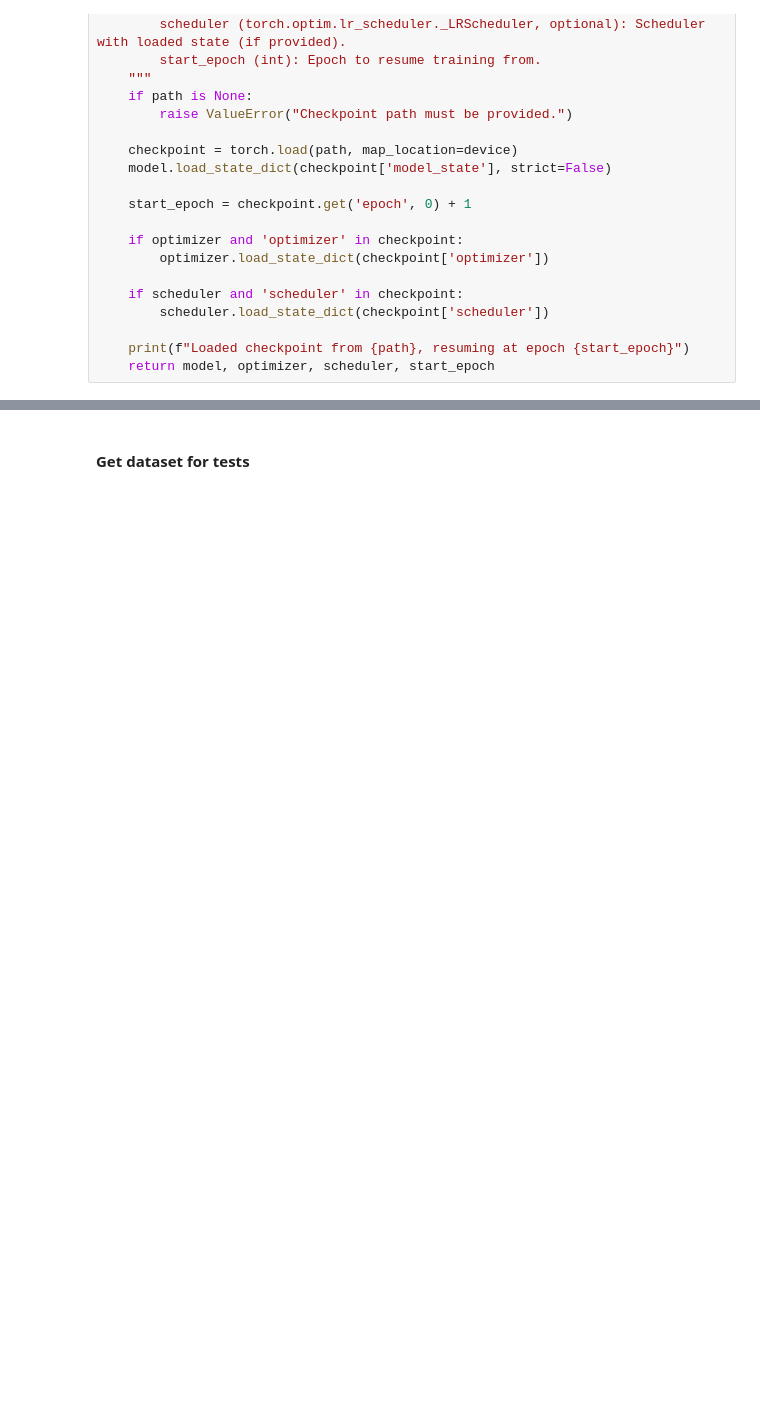
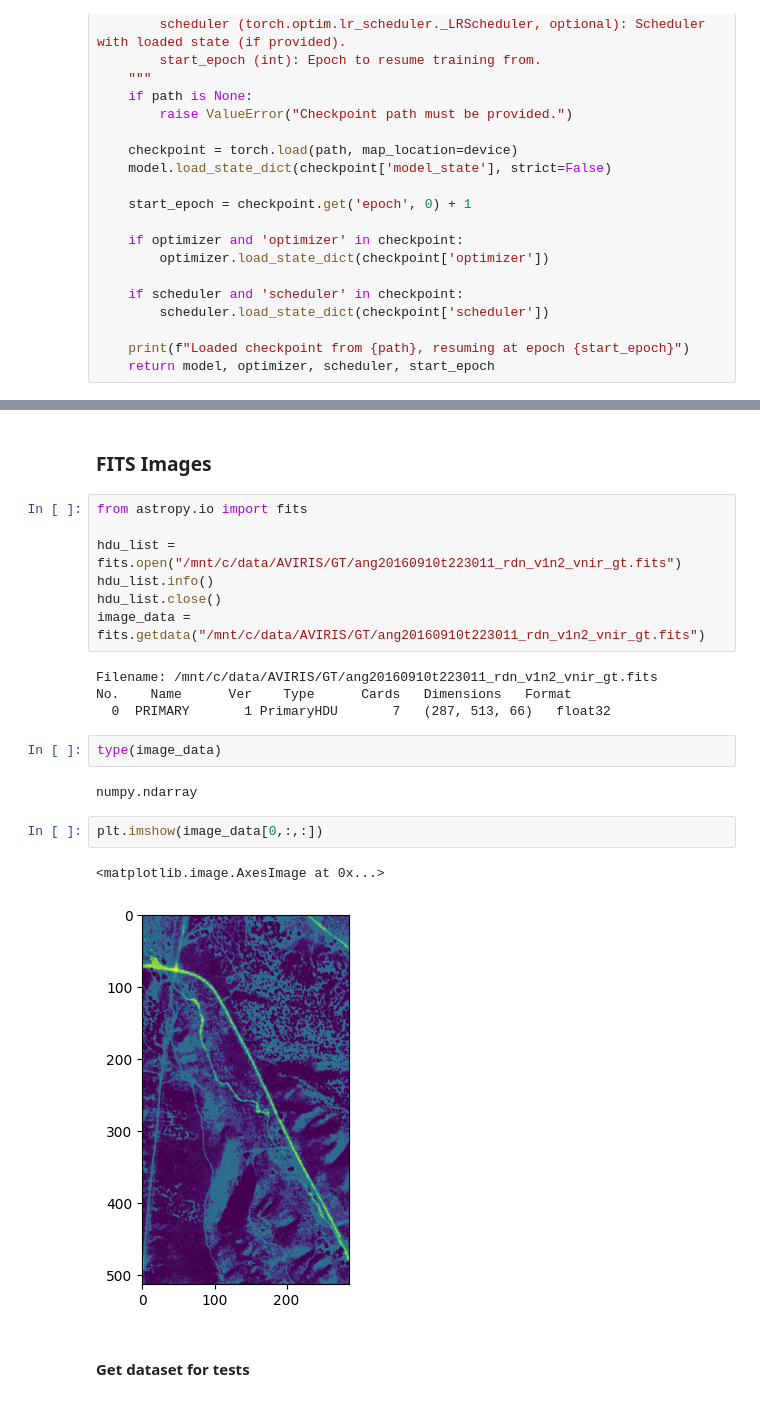
Before and after one commit to jtreguer/two-branch-CNN, a Jupyter notebook: 2BCNN_testing.ipynb, the cells around one changed output, grey strips where cells are left out. Drawn from its saved outputs; the diff is of its cells as text; blank space fills up the shorter version.

```diff
--- a/2BCNN_testing.ipynb
+++ b/2BCNN_testing.ipynb
@@ -95,3 +146,25 @@ def build_image(model: torch.nn, hsi: np.array, msi: np.array, scale: int, devic
     return hrhsi
+# %% [markdown]
+### FITS Images
+# %%
+from astropy.io import fits
+
+hdu_list = fits.open("/mnt/c/data/AVIRIS/GT/ang20160910t223011_rdn_v1n2_vnir_gt.fits")
+hdu_list.info()
+hdu_list.close()
+image_data = fits.getdata("/mnt/c/data/AVIRIS/GT/ang20160910t223011_rdn_v1n2_vnir_gt.fits")
+# %% [output]
+Filename: /mnt/c/data/AVIRIS/GT/ang20160910t223011_rdn_v1n2_vnir_gt.fits
+No.    Name      Ver    Type      Cards   Dimensions   Format
+  0  PRIMARY       1 PrimaryHDU       7   (287, 513, 66)   float32
+# %%
+type(image_data)
+# %% [output]
+numpy.ndarray
+# %%
+plt.imshow(image_data[0,:,:])
+# %% [output]
+<matplotlib.image.AxesImage at 0x...>
+[figure, added]
 # %% [markdown]
 #### Get dataset for tests
```
Also changed, not shown: parts of 40 cells of this notebook, 6 other files.
